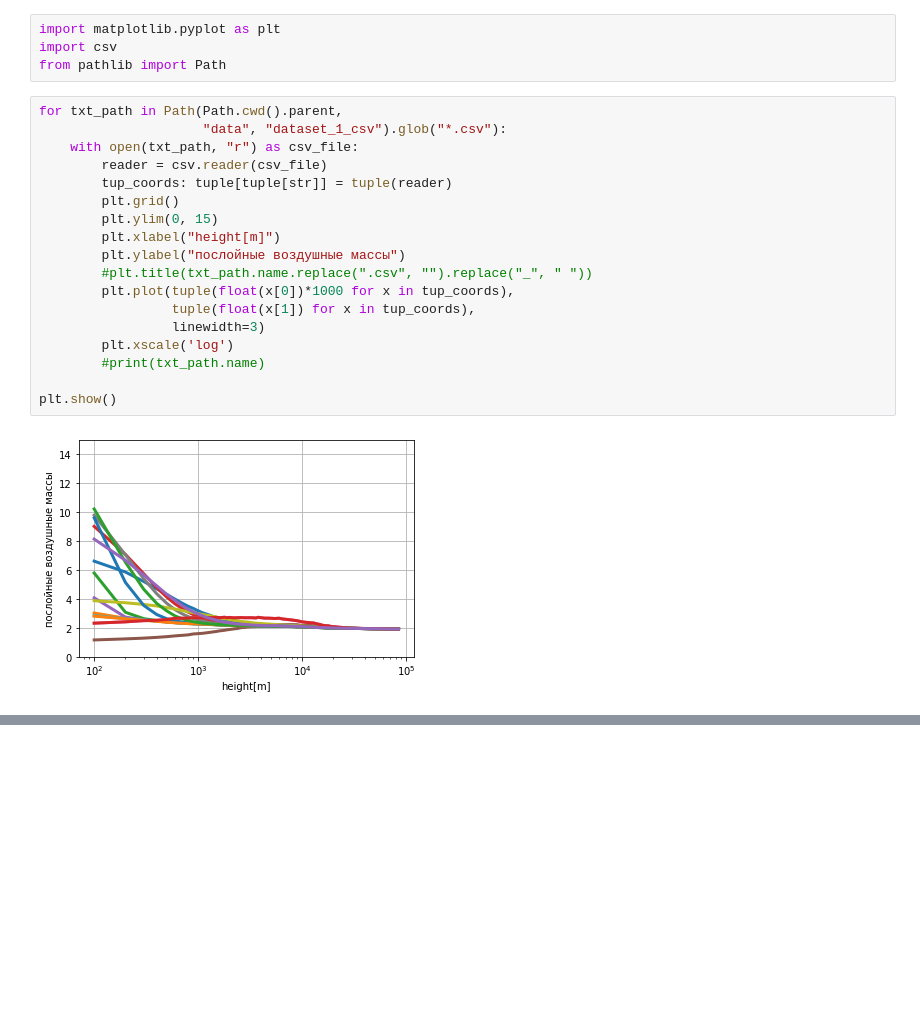
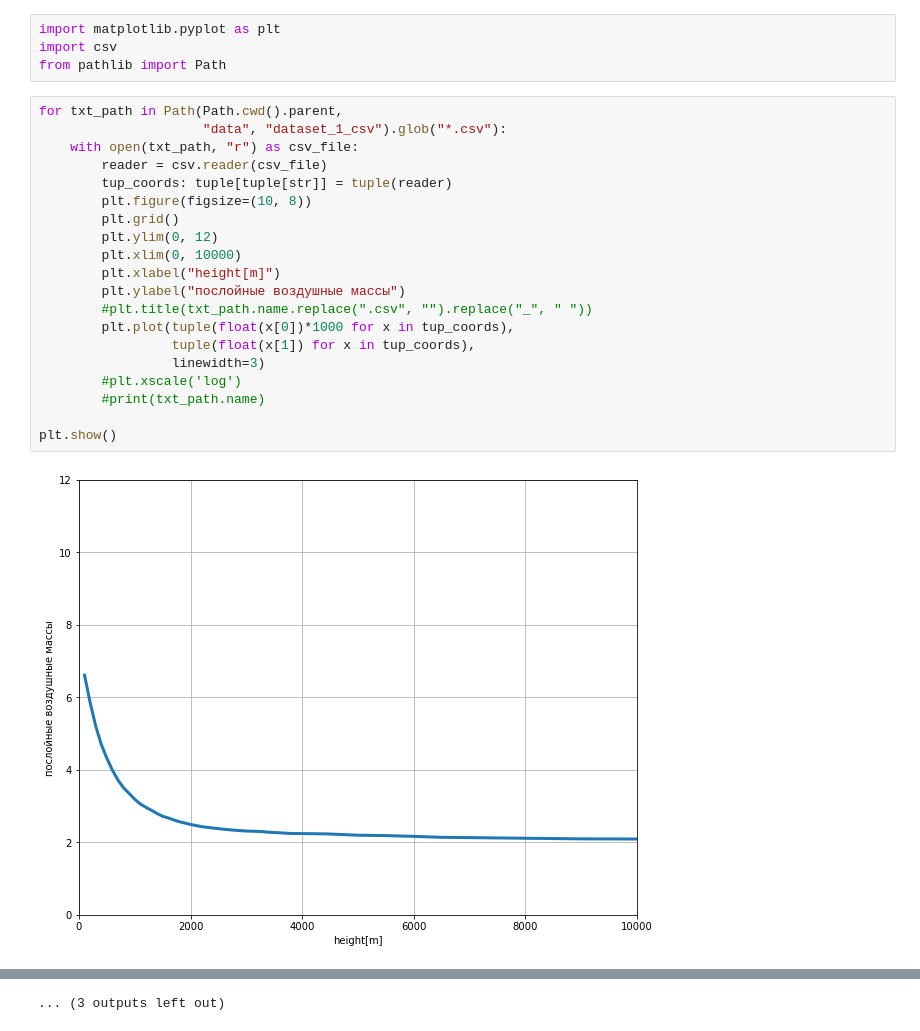
Before and after one commit to Mkrie/thesis, a Jupyter notebook: notebooks/weight_functions.ipynb, the cells around one changed output, grey strips where cells are left out. Saved outputs shown, nothing was run; the diff lists cells and outputs as text; blank space fills up the shorter version.

```diff
--- a/notebooks/weight_functions.ipynb
+++ b/notebooks/weight_functions.ipynb
@@ -5,20 +5,22 @@ from pathlib import Path
 # %%
 for txt_path in Path(Path.cwd().parent,
                      "data", "dataset_1_csv").glob("*.csv"):
     with open(txt_path, "r") as csv_file:
         reader = csv.reader(csv_file)
         tup_coords: tuple[tuple[str]] = tuple(reader)
+        plt.figure(figsize=(10, 8))
         plt.grid()
-        plt.ylim(0, 15)
+        plt.ylim(0, 12)
+        plt.xlim(0, 10000)
         plt.xlabel("height[m]")
         plt.ylabel("послойные воздушные массы")
         #plt.title(txt_path.name.replace(".csv", "").replace("_", " "))
         plt.plot(tuple(float(x[0])*1000 for x in tup_coords),
                  tuple(float(x[1]) for x in tup_coords),
                  linewidth=3)
-        plt.xscale('log')
+        #plt.xscale('log')
         #print(txt_path.name)
 
 plt.show()
 # %% [output]
-[figure, old version]
+[figure, new version]
@@ -24,0 +38 @@ plt.show()
+... (3 outputs left out)
```
Also changed, not shown: parts of 1 cell of this notebook, 4 other files.
